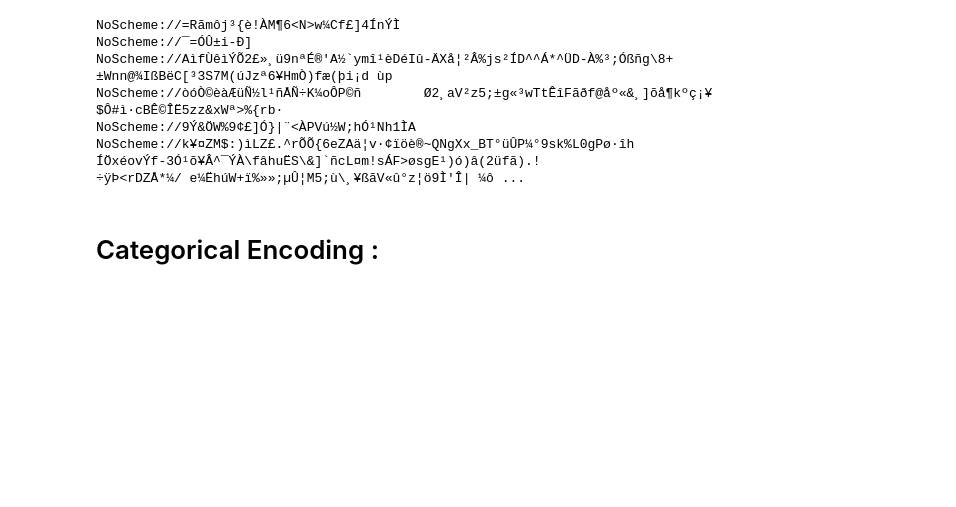
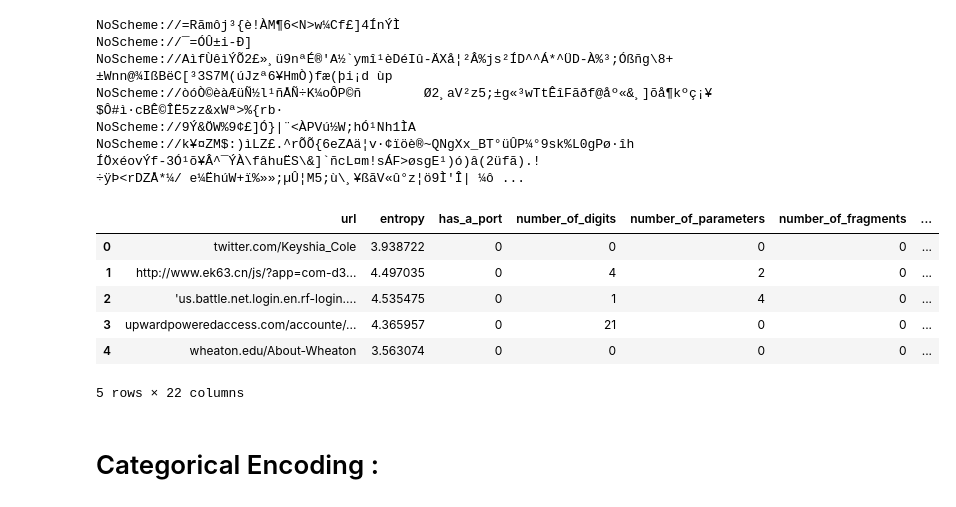
Before and after one commit to amin-hdn/Phishing_URL_LSTM, a Jupyter notebook: Preprossesing.ipynb, the cells around one changed output. Saved outputs shown, nothing was run; the diff lists cells and outputs as text; code cells hidden in the pictures; blank space fills up the shorter version.

```diff
--- a/Preprossesing.ipynb
+++ b/Preprossesing.ipynb
@@ -403,6 +403,17 @@
 # %%
-du.columns
+# du = du.drop(columns=['url_parsed'])
+# du = du.drop(columns=['type'])
+
 du.to_csv('test_data_with_scheme.csv', columns=du.columns, index=False)
+du.head()
+# %% [output]
+|  | url | entropy | has_a_port | number_of_digits | number_of_parameters | number_of_fragments | ... |
+| 0 | twitter.com/Keyshia_Cole | 3.938722 | 0 | 0 | 0 | 0 | ... |
+| 1 | http://www.ek63.cn/js/?app=com-d3... | 4.497035 | 0 | 4 | 2 | 0 | ... |
+| 2 | 'us.battle.net.login.en.rf-login.... | 4.535475 | 0 | 1 | 4 | 0 | ... |
+| 3 | upwardpoweredaccess.com/accounte/... | 4.365957 | 0 | 21 | 0 | 0 | ... |
+| 4 | wheaton.edu/About-Wheaton | 3.563074 | 0 | 0 | 0 | 0 | ... |
+5 rows × 22 columns
 # %% [markdown]
 # Categorical Encoding :
 # %% [markdown]
```
Also changed, not shown: parts of 16 cells of this notebook, 4 other files.
